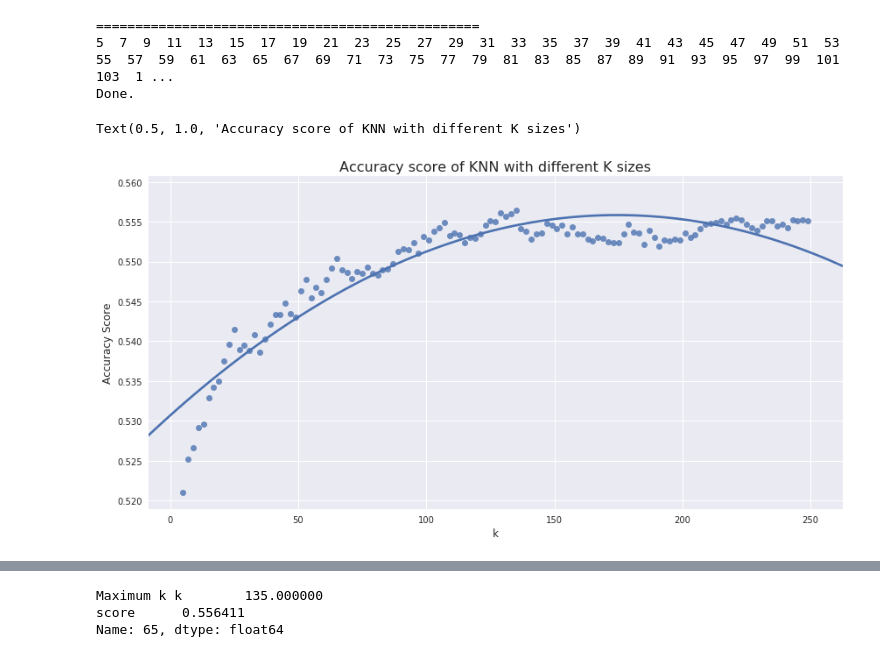
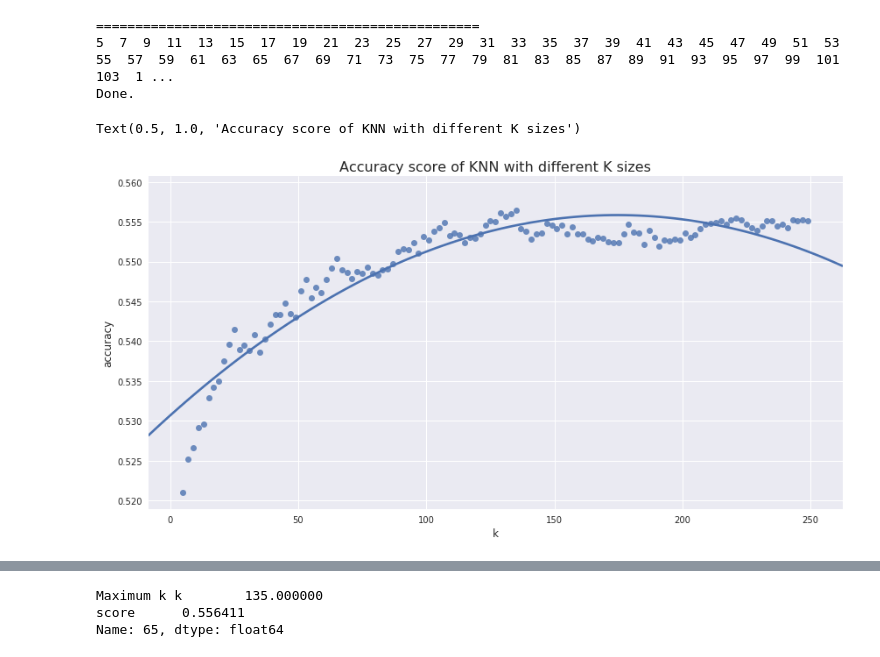
Before and after one commit to hardianlawi/dota2-match-prediction, a Jupyter notebook: notebooks/KNN Cross Validation.ipynb, the cells around one changed output, grey strips where cells are left out. Cells and saved outputs as stored; diff of their text form; code cells hidden in the pictures.

```diff
--- a/notebooks/KNN Cross Validation.ipynb
+++ b/notebooks/KNN Cross Validation.ipynb
@@ -168,9 +168,9 @@ Done.
 # %%
 df = pd.DataFrame(list(zip(k_values, scores)), columns=['k', 'score'])
 sns.lmplot(x='k', y='score', data=df, height=6, aspect=2, ci=None, order=2)
-plt.ylabel('Accuracy Score', fontsize=12)
+plt.ylabel('accuracy', fontsize=12)
 plt.xlabel('k', fontsize=12)
 plt.title('Accuracy score of KNN with different K sizes', fontsize=16)
 # %% [output]
 Text(0.5, 1.0, 'Accuracy score of KNN with different K sizes')
-[figure, old version]
+[figure, new version]
```
Also changed, not shown: parts of 3 cells of this notebook, 6 other files.
